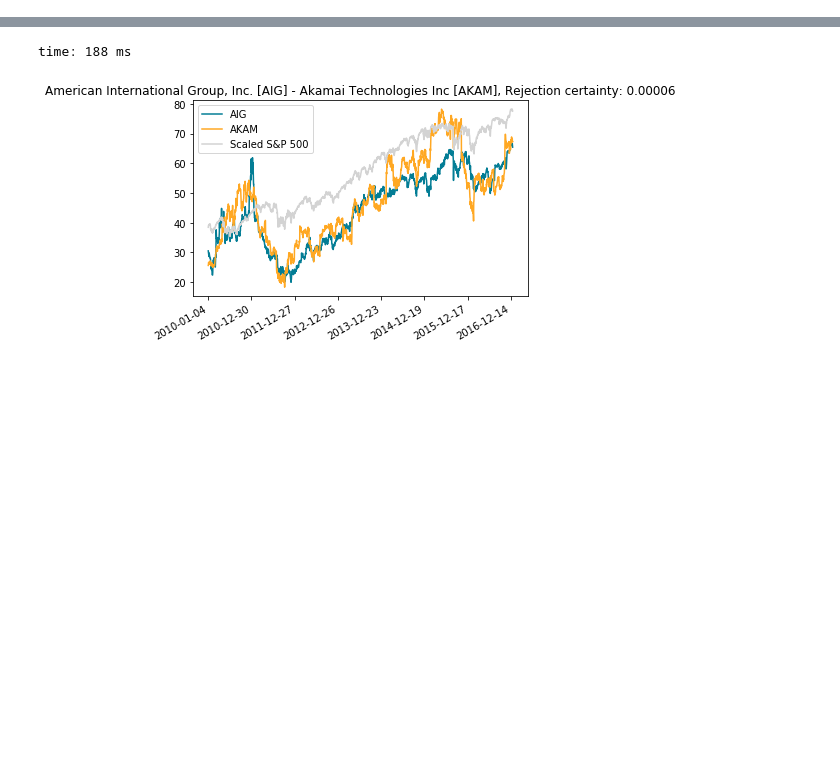
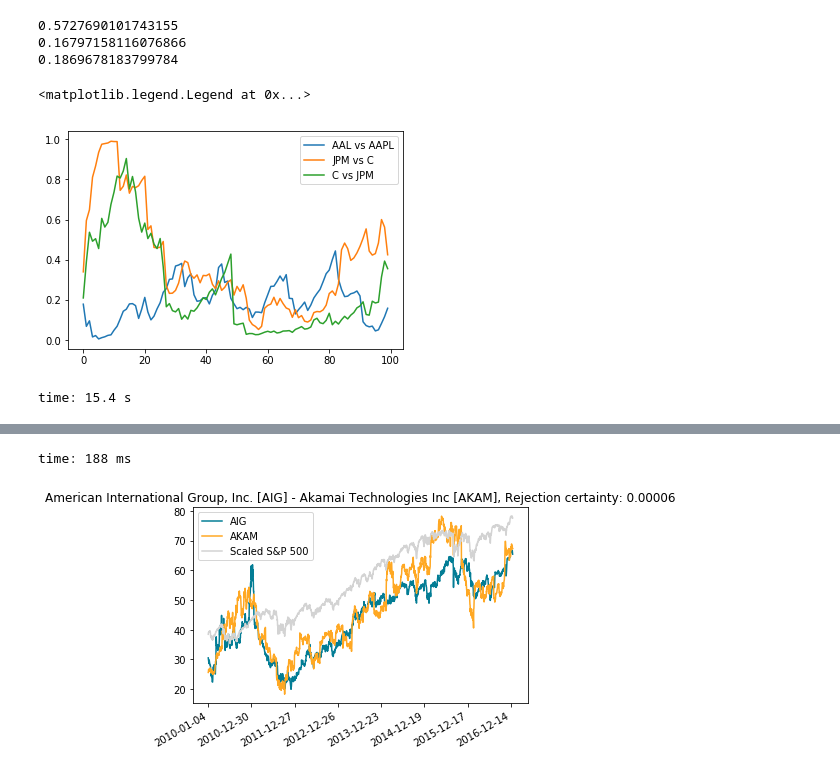
Before and after one commit to Chaoste/nlp-stocks, a Jupyter notebook: research/11.1-Granger-Caus.ipynb, the cells around one changed output, grey strips where cells are left out. Saved outputs shown, nothing was run; the diff lists cells and outputs as text; code cells hidden in the pictures; blank space fills up the shorter version.

Commit message:
Working on granger cas

```diff
--- a/research/11.0-Apply-Statistics.ipynb
+++ b/research/11.1-Granger-Caus.ipynb
@@ -47,0 +112,24 @@ time: 1min 23s
+# %%
+def get_p_values(p1, p2, maxlag=100):
+    if isinstance(p1, str):
+        p1 = prices[p1]['open']
+        p2 = prices[p2]['open']
+    print(get_best_cointegration_certainty(p1, p2, debug=False))
+    matrix = np.array([p2, p1]).T
+    test_result = grangercausalitytests(matrix, maxlag=maxlag, verbose=False)
+    return [lag_test[0]['ssr_ftest'][1] for lag_test in test_result.values()]
+
+# Cointegration: [JPM, C]
+# No Conintegration: [AAL, AAPL] [AGN, AMG]
+plt.plot(get_p_values('AAL', 'AAPL'), label='AAL vs AAPL')
+plt.plot(get_p_values('JPM', 'C'), label='JPM vs C')
+plt.plot(get_p_values('C', 'JPM'), label='C vs JPM')
+# plt.plot(get_p_values('AGN', 'AMG'), label='AGN vs AMG')
+plt.legend()
+# %% [output]
+0.5727690101743155
+0.16797158116076866
+0.1869678183799784
+<matplotlib.legend.Legend at 0x...>
+[figure, added]
+time: 15.4 s
```
Also changed, not shown: parts of 13 cells of this notebook, 3 other files.
